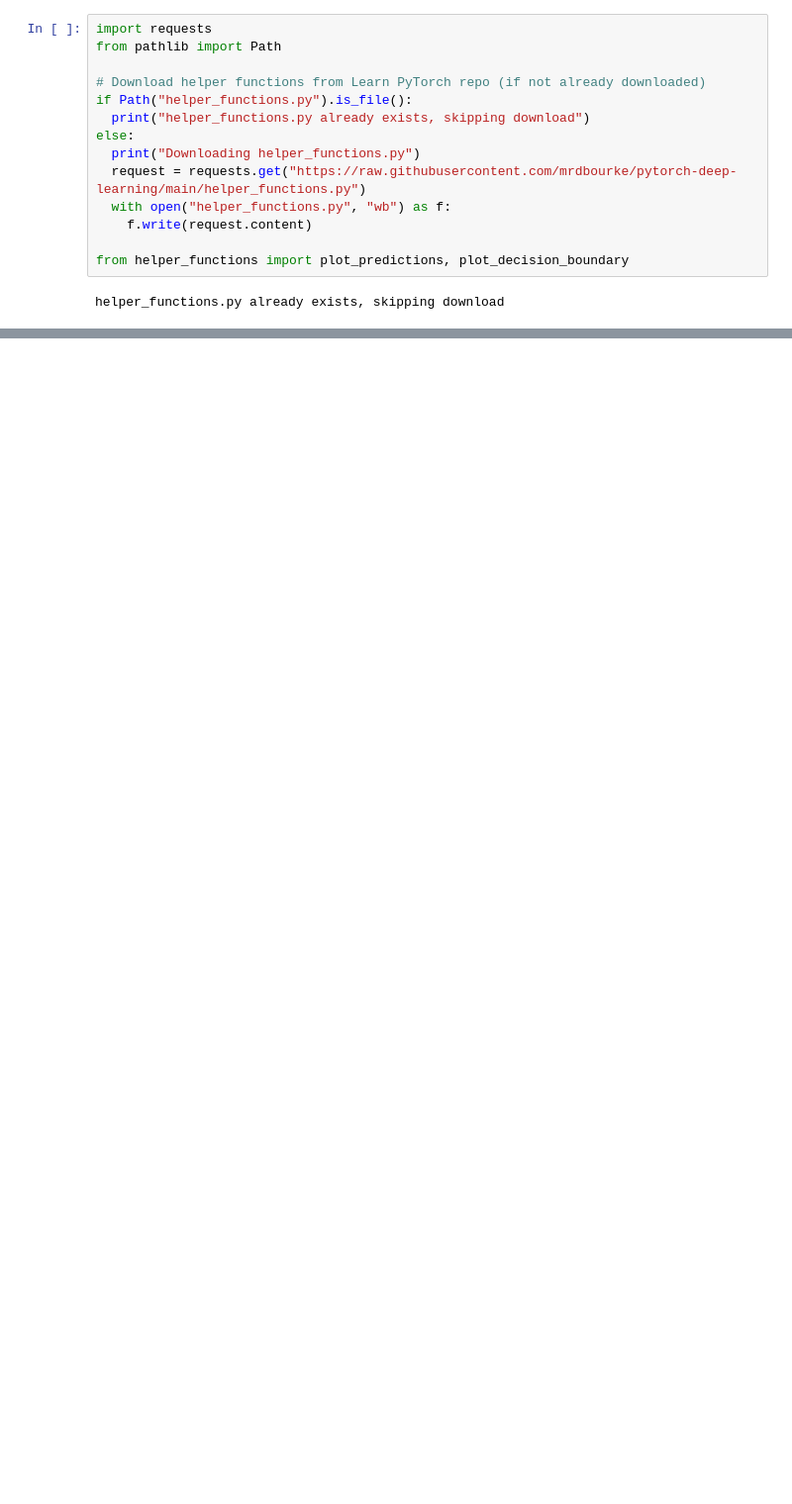
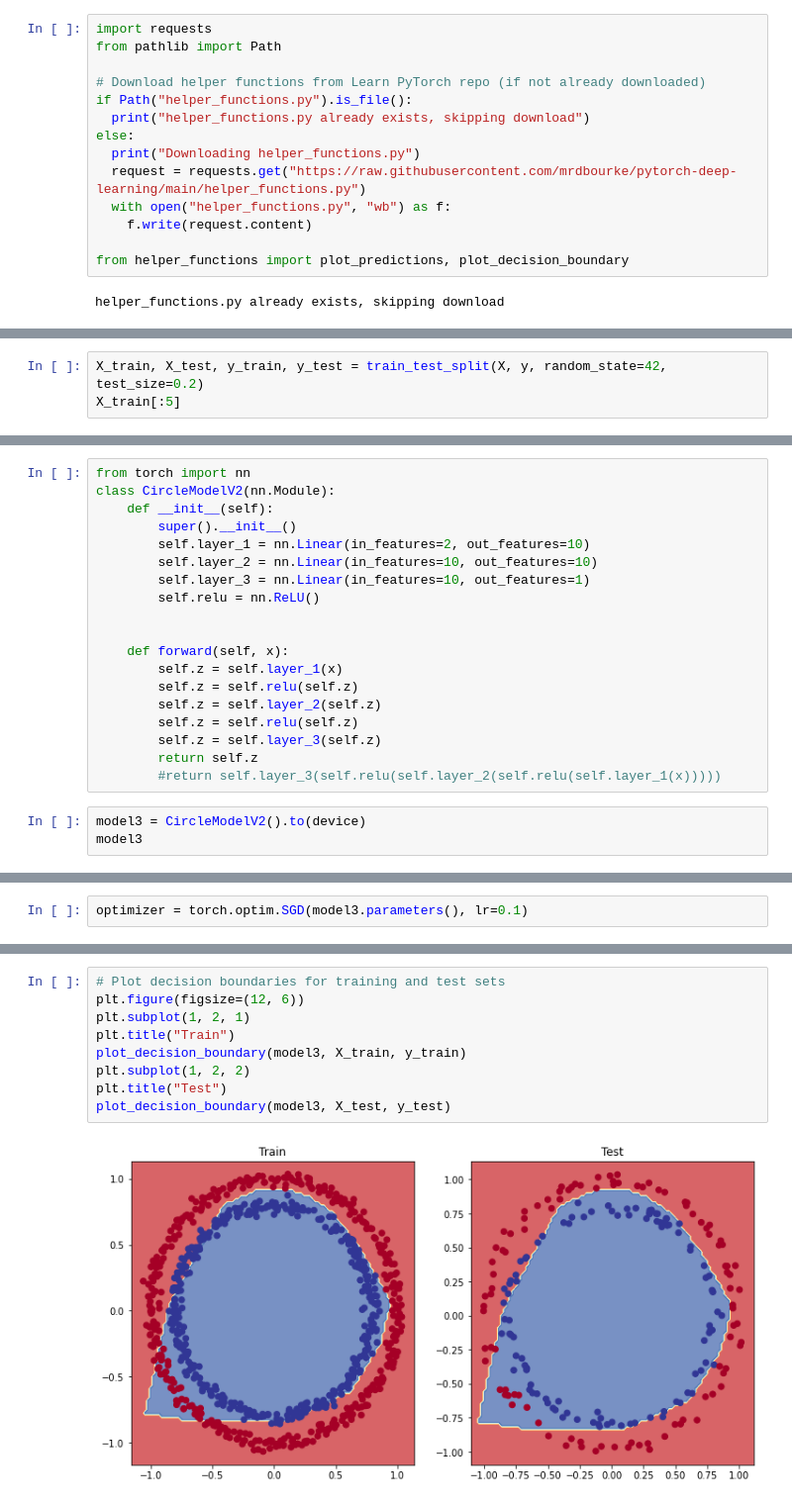
Before and after one commit to superhorip/pytorch-deep-learning, a Jupyter notebook: MY_2_Classification_network.ipynb, the cells around one changed output, grey strips where cells are left out. Shown: that part at 99% size. Drawn from its saved outputs; the diff is of its cells as text; blank space fills up the shorter version.

```diff
--- a/MY_2_Classification_network.ipynb
+++ b/MY_2_Classification_network.ipynb
@@ -486,0 +488,3 @@ continue from 11:59
+# %%
+X_train, X_test, y_train, y_test = train_test_split(X, y, random_state=42, test_size=0.2)
+X_train[:5]
@@ -486,0 +497,22 @@ continue from 11:59
+# %%
+from torch import nn
+class CircleModelV2(nn.Module):
+    def __init__(self):
+        super().__init__()
+        self.layer_1 = nn.Linear(in_features=2, out_features=10)
+        self.layer_2 = nn.Linear(in_features=10, out_features=10)
+        self.layer_3 = nn.Linear(in_features=10, out_features=1)
+        self.relu = nn.ReLU()
+
+
+    def forward(self, x):
+        self.z = self.layer_1(x)
+        self.z = self.relu(self.z)
+        self.z = self.layer_2(self.z)
+        self.z = self.relu(self.z)
+        self.z = self.layer_3(self.z)
+        return self.z
+        #return self.layer_3(self.relu(self.layer_2(self.relu(self.layer_1(x)))))
+# %%
+model3 = CircleModelV2().to(device)
+model3
@@ -486,0 +526,2 @@ continue from 11:59
+# %%
+optimizer = torch.optim.SGD(model3.parameters(), lr=0.1)
@@ -486,0 +580,11 @@ continue from 11:59
+# %%
+# Plot decision boundaries for training and test sets
+plt.figure(figsize=(12, 6))
+plt.subplot(1, 2, 1)
+plt.title("Train")
+plot_decision_boundary(model3, X_train, y_train)
+plt.subplot(1, 2, 2)
+plt.title("Test")
+plot_decision_boundary(model3, X_test, y_test)
+# %% [output]
+[figure, added]
```
Also changed, not shown: parts of 42 cells of this notebook, 2 other files.
